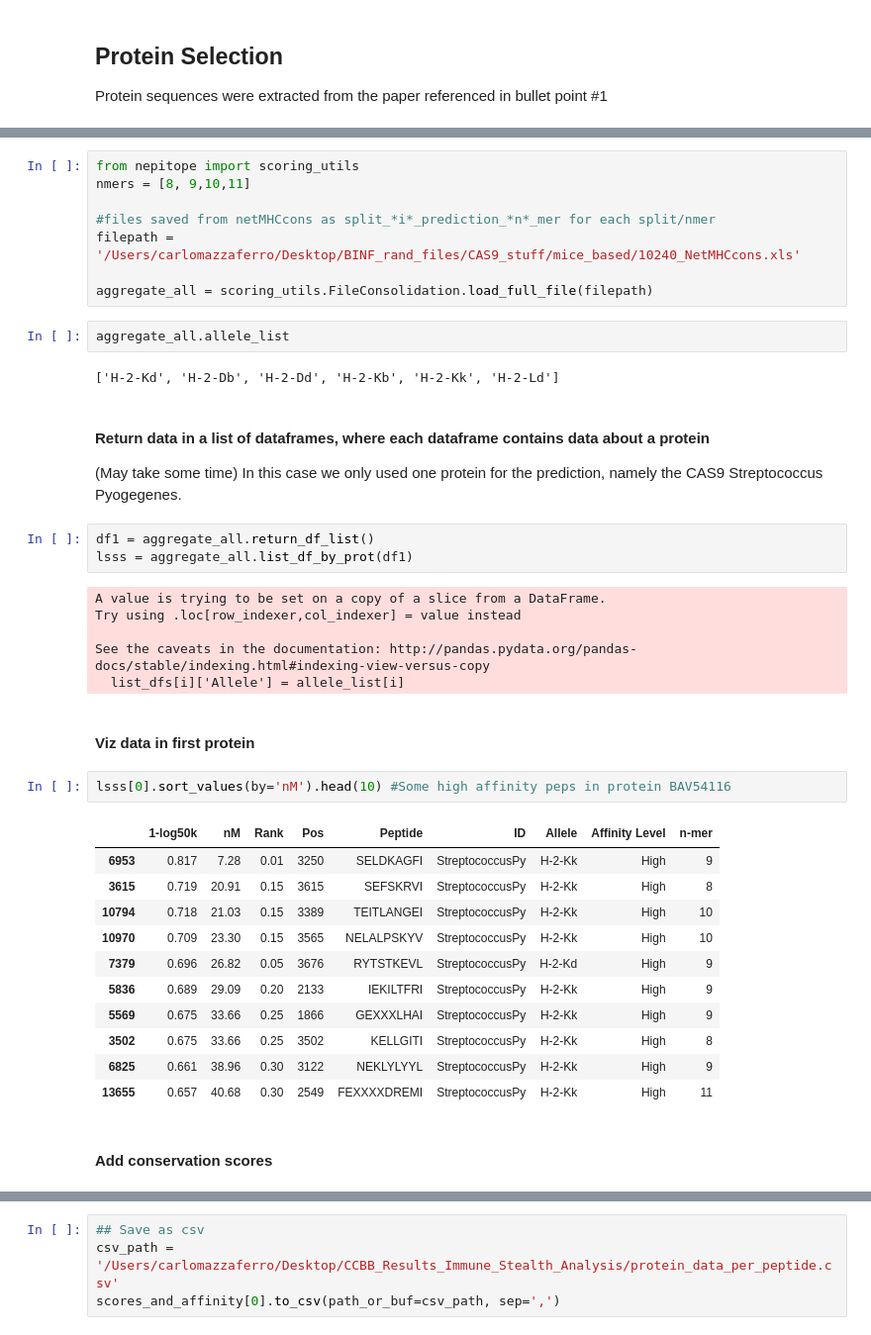
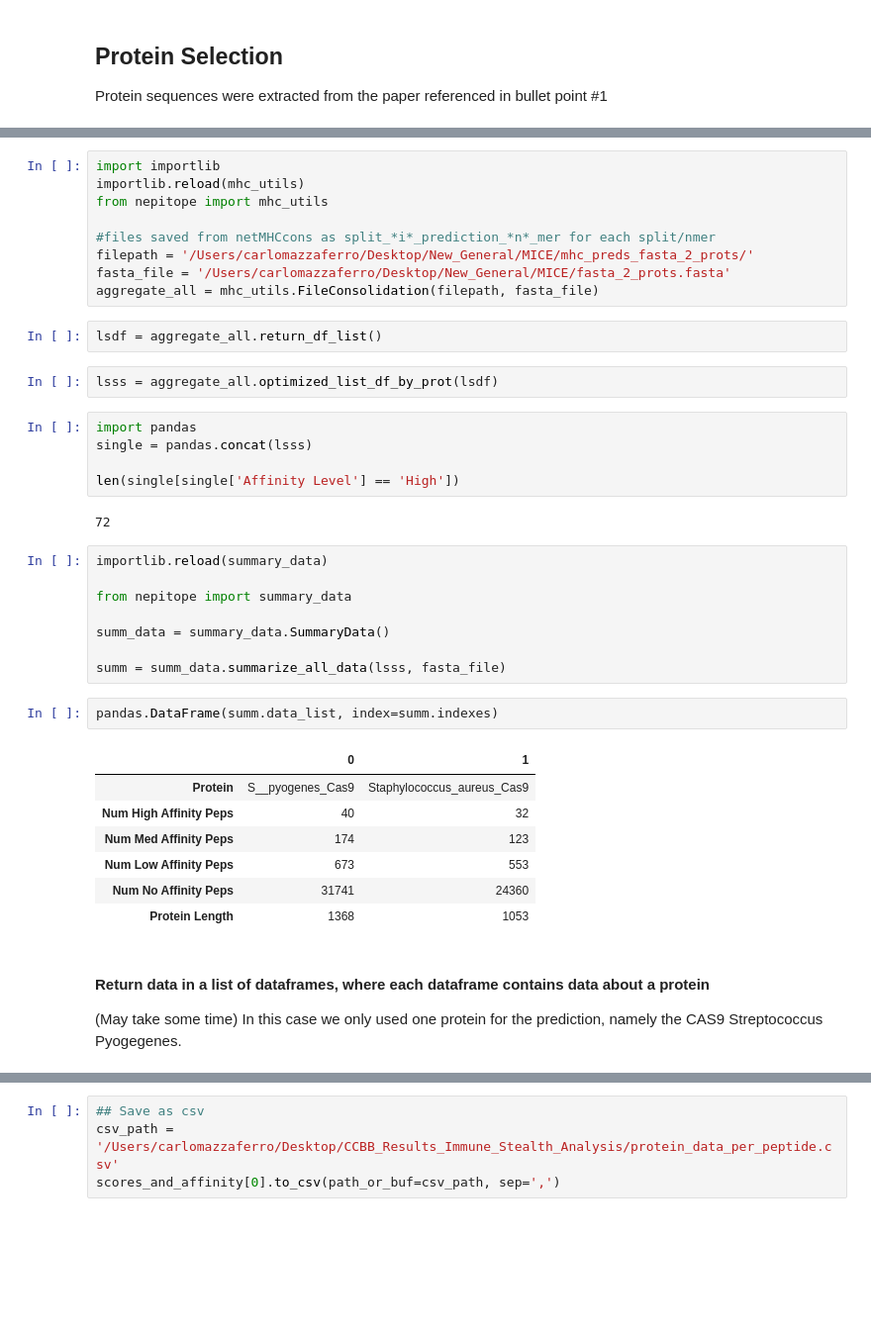
Before and after one commit to carlomazzaferro/neoantigen, a Jupyter notebook: antigen_discovery/Immune Stealth MultiProt Analysis From Prot List - Combinatorial Search - Mouse Alleles.ipynb, the cells around one changed output, grey strips where cells are left out. Shown at 99% size. Saved outputs shown, nothing was run; the diff lists cells and outputs as text; blank space fills up the shorter version.

```diff
--- a/antigen_discovery/Immune Stealth MultiProt Analysis From Prot List - Combinatorial Search - Mouse Alleles.ipynb
+++ b/antigen_discovery/Immune Stealth MultiProt Analysis From Prot List - Combinatorial Search - Mouse Alleles.ipynb
@@ -180,43 +94,42 @@ Run for a specific protein sequence - in reality this step will be performed for
 # %%
-from nepitope import scoring_utils
-nmers = [8, 9,10,11]
+import importlib
+importlib.reload(mhc_utils)
+from nepitope import mhc_utils
 
 #files saved from netMHCcons as split_*i*_prediction_*n*_mer for each split/nmer
-filepath = '/Users/carlomazzaferro/Desktop/BINF_rand_files/CAS9_stuff/mice_based/10240_NetMHCcons.xls'
-
-aggregate_all = scoring_utils.FileConsolidation.load_full_file(filepath)
+filepath = '/Users/carlomazzaferro/Desktop/New_General/MICE/mhc_preds_fasta_2_prots/'
+fasta_file = '/Users/carlomazzaferro/Desktop/New_General/MICE/fasta_2_prots.fasta'
+aggregate_all = mhc_utils.FileConsolidation(filepath, fasta_file)
-# %%
-aggregate_all.allele_list
-# %% [output]
-['H-2-Kd', 'H-2-Db', 'H-2-Dd', 'H-2-Kb', 'H-2-Kk', 'H-2-Ld']
+# %%
+lsdf = aggregate_all.return_df_list()
+# %%
+lsss = aggregate_all.optimized_list_df_by_prot(lsdf)
+# %%
+import pandas
+single = pandas.concat(lsss)
+
+len(single[single['Affinity Level'] == 'High'])
+# %% [output]
+72
+# %%
+importlib.reload(summary_data)
+
+from nepitope import summary_data
+
+summ_data = summary_data.SummaryData()
+
+summ = summ_data.summarize_all_data(lsss, fasta_file)
+# %%
+pandas.DataFrame(summ.data_list, index=summ.indexes)
+# %% [output]
+|  | 0 | 1 |
+| Protein | S__pyogenes_Cas9 | Staphylococcus_aureus_Cas9 |
+| Num High Affinity Peps | 40 | 32 |
+| Num Med Affinity Peps | 174 | 123 |
+| Num Low Affinity Peps | 673 | 553 |
+| Num No Affinity Peps | 31741 | 24360 |
+| Protein Length | 1368 | 1053 |
 # %% [markdown]
 #### Return data in a list of dataframes, where each dataframe contains data about a protein
 (May take some time)
 In this case we only used one protein for the prediction, namely the CAS9 Streptococcus Pyogegenes.
-# %%
-df1 = aggregate_all.return_df_list()
-lsss = aggregate_all.list_df_by_prot(df1)
-# %% [output]
-A value is trying to be set on a copy of a slice from a DataFrame.
-Try using .loc[row_indexer,col_indexer] = value instead
-
-See the caveats in the documentation: http://pandas.pydata.org/pandas-docs/stable/indexing.html#indexing-view-versus-copy
-  list_dfs[i]['Allele'] = allele_list[i]
-# %% [markdown]
-#### Viz data in first protein
-# %%
-lsss[0].sort_values(by='nM').head(10) #Some high affinity peps in protein BAV54116
-# %% [output]
-|  | 1-log50k | nM | Rank | Pos | Peptide | ID | Allele | Affinity Level | n-mer |
-| 6953 | 0.817 | 7.28 | 0.01 | 3250 | SELDKAGFI | StreptococcusPy | H-2-Kk | High | 9 |
-| 3615 | 0.719 | 20.91 | 0.15 | 3615 | SEFSKRVI | StreptococcusPy | H-2-Kk | High | 8 |
-| 10794 | 0.718 | 21.03 | 0.15 | 3389 | TEITLANGEI | StreptococcusPy | H-2-Kk | High | 10 |
-| 10970 | 0.709 | 23.30 | 0.15 | 3565 | NELALPSKYV | StreptococcusPy | H-2-Kk | High | 10 |
-| 7379 | 0.696 | 26.82 | 0.05 | 3676 | RYTSTKEVL | StreptococcusPy | H-2-Kd | High | 9 |
-| 5836 | 0.689 | 29.09 | 0.20 | 2133 | IEKILTFRI | StreptococcusPy | H-2-Kk | High | 9 |
-| 5569 | 0.675 | 33.66 | 0.25 | 1866 | GEXXXLHAI | StreptococcusPy | H-2-Kk | High | 9 |
-| 3502 | 0.675 | 33.66 | 0.25 | 3502 | KELLGITI | StreptococcusPy | H-2-Kk | High | 8 |
-| 6825 | 0.661 | 38.96 | 0.30 | 3122 | NEKLYLYYL | StreptococcusPy | H-2-Kk | High | 9 |
-| 13655 | 0.657 | 40.68 | 0.30 | 2549 | FEXXXXDREMI | StreptococcusPy | H-2-Kk | High | 11 |
-# %% [markdown]
-#### Add conservation scores
```
Also changed, not shown: parts of 28 cells of this notebook, 2 other files.
